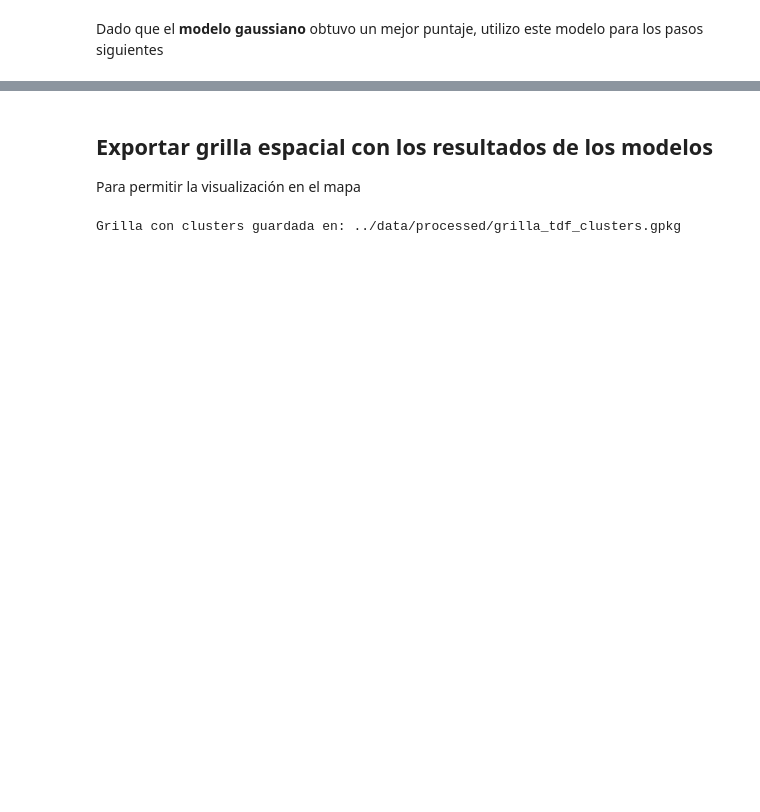
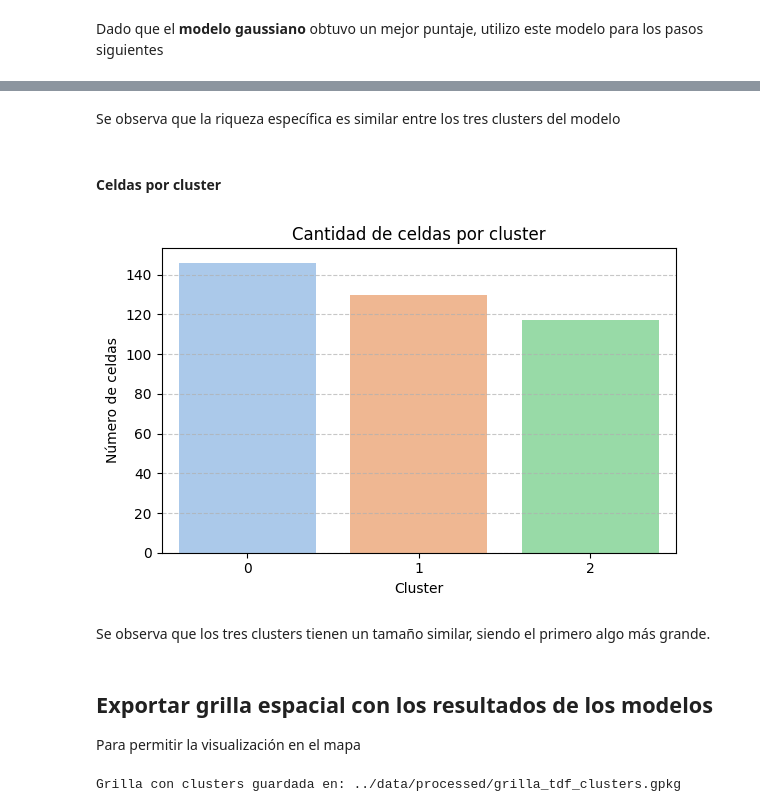
Before and after one commit to pablo-jusim/ornithological_potential, a Jupyter notebook: notebooks/main.ipynb, the cells around one changed output, grey strips where cells are left out. Saved outputs shown, nothing was run; the diff lists cells and outputs as text; code cells hidden in the pictures; blank space fills up the shorter version.

```diff
--- a/notebooks/main.ipynb
+++ b/notebooks/main.ipynb
@@ -244,3 +376,20 @@ Dado que el **modelo gaussiano** obtuvo un mejor puntaje, utilizo este modelo pa
+# %% [markdown]
+Se observa que la riqueza específica es similar entre los tres clusters del modelo
+# %% [markdown]
+#### Celdas por cluster
+# %%
+plt.figure(figsize=(6, 4))
+sns.countplot(data=df, x='cluster', hue='cluster', palette='pastel', legend=False)
+plt.title('Cantidad de celdas por cluster')
+plt.xlabel('Cluster')
+plt.ylabel('Número de celdas')
+plt.grid(axis='y', linestyle='--', alpha=0.7)
+plt.tight_layout()
+plt.show()
+# %% [output]
+[figure, added]
+# %% [markdown]
+Se observa que los tres clusters tienen un tamaño similar, siendo el primero algo más grande.
 # %% [markdown]
 ## Exportar grilla espacial con los resultados de los modelos
 Para permitir la visualización en el mapa
```
Also changed, not shown: parts of 25 cells of this notebook, 4 other files.
